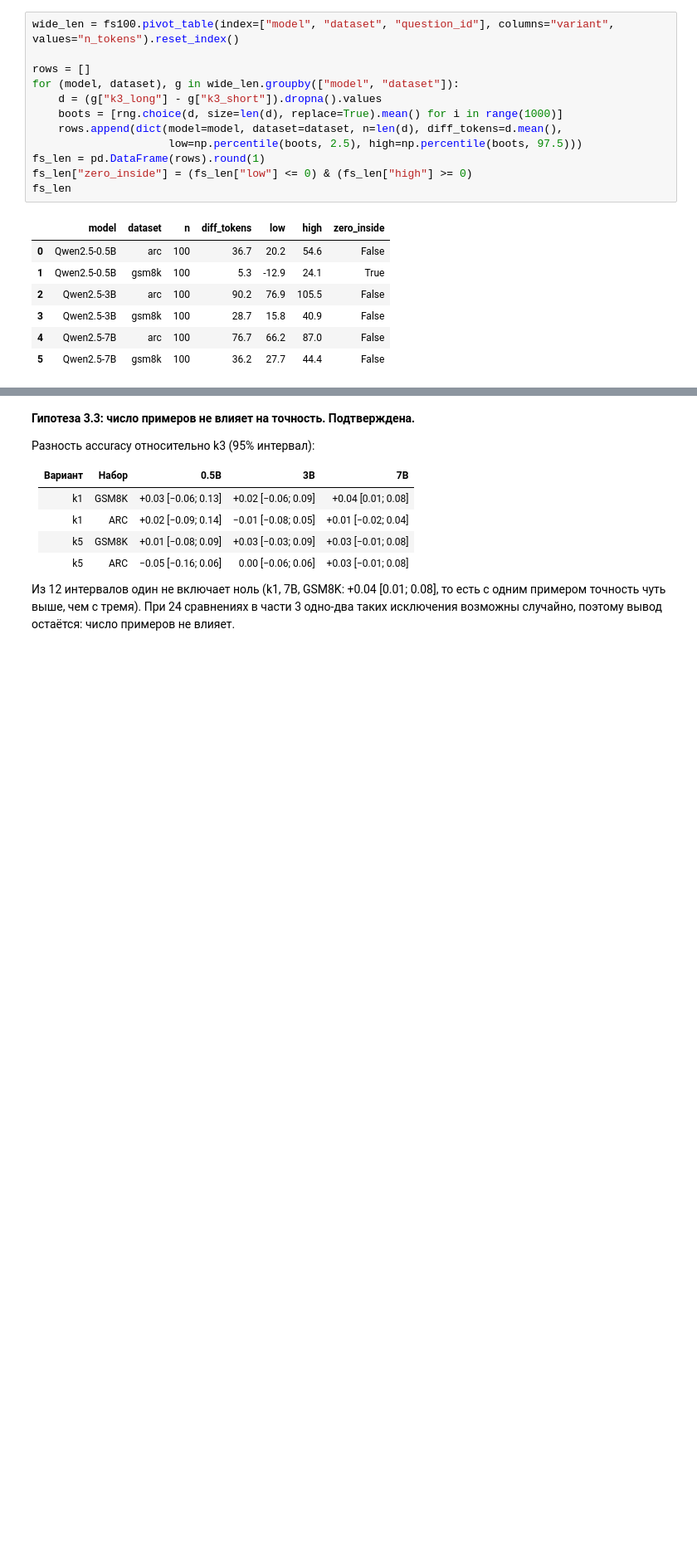
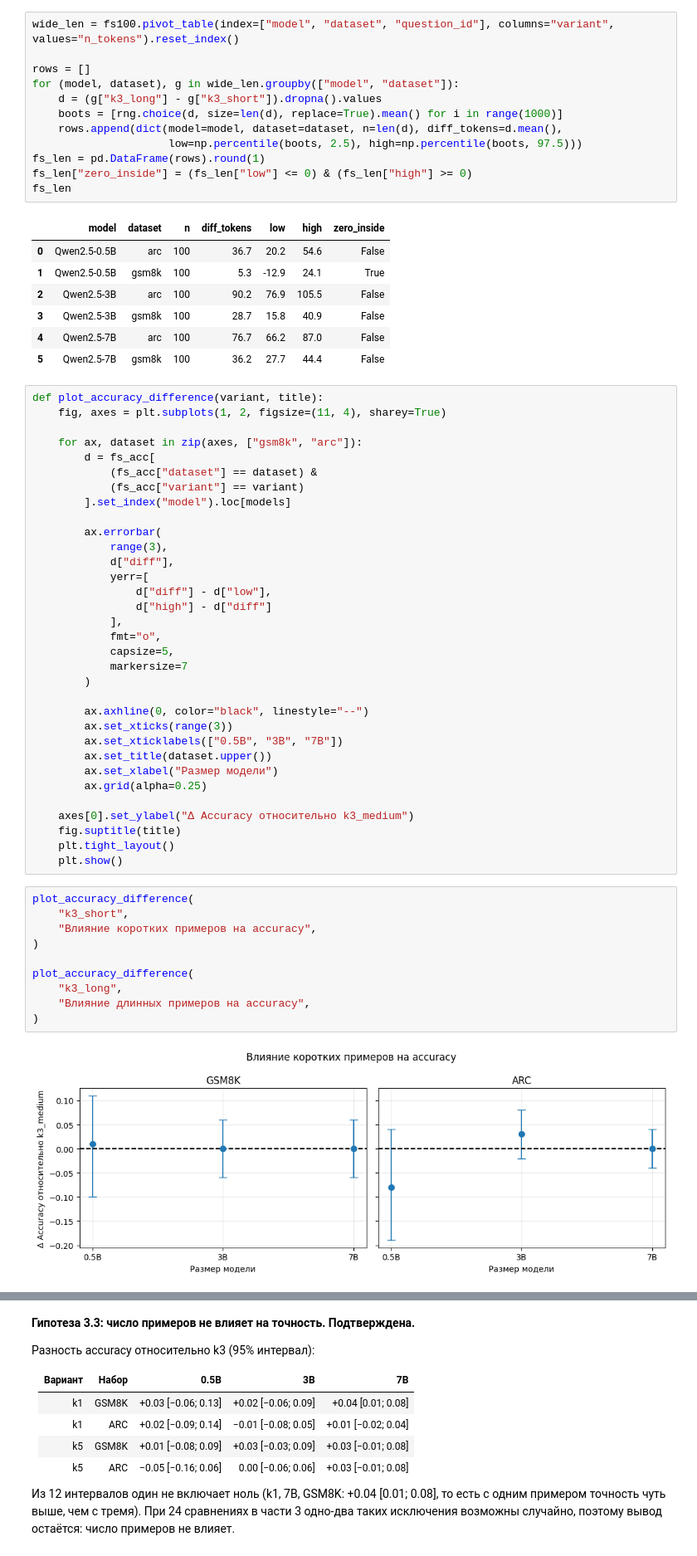
Before and after one commit to hochudomoy/Chain-of-thought, a Jupyter notebook: notebooks/analysis.ipynb, the cells around one changed output, grey strips where cells are left out. Shown at 83% size. Cells and saved outputs as stored; diff of their text form; blank space fills up the shorter version.

Commit message:
Add graphics

```diff
--- a/notebooks/analysis.ipynb
+++ b/notebooks/analysis.ipynb
@@ -314,3 +314,48 @@ fs_len
 | 3 | Qwen2.5-3B | gsm8k | 100 | 28.7 | 15.8 | 40.9 | False |
 | 4 | Qwen2.5-7B | arc | 100 | 76.7 | 66.2 | 87.0 | False |
 | 5 | Qwen2.5-7B | gsm8k | 100 | 36.2 | 27.7 | 44.4 | False |
+# %%
+def plot_accuracy_difference(variant, title):
+    fig, axes = plt.subplots(1, 2, figsize=(11, 4), sharey=True)
+
+    for ax, dataset in zip(axes, ["gsm8k", "arc"]):
+        d = fs_acc[
+            (fs_acc["dataset"] == dataset) &
+            (fs_acc["variant"] == variant)
+        ].set_index("model").loc[models]
+
+        ax.errorbar(
+            range(3),
+            d["diff"],
+            yerr=[
+                d["diff"] - d["low"],
+                d["high"] - d["diff"]
+            ],
+            fmt="o",
+            capsize=5,
+            markersize=7
+        )
+
+        ax.axhline(0, color="black", linestyle="--")
+        ax.set_xticks(range(3))
+        ax.set_xticklabels(["0.5B", "3B", "7B"])
+        ax.set_title(dataset.upper())
+        ax.set_xlabel("Размер модели")
+        ax.grid(alpha=0.25)
+
+    axes[0].set_ylabel("Δ Accuracy относительно k3_medium")
+    fig.suptitle(title)
+    plt.tight_layout()
+    plt.show()
+# %%
+plot_accuracy_difference(
+    "k3_short",
+    "Влияние коротких примеров на accuracy",
+)
+
+plot_accuracy_difference(
+    "k3_long",
+    "Влияние длинных примеров на accuracy",
+)
+# %% [output]
+[figure, added]
```
Also changed, not shown: parts of 6 cells of this notebook, 1 other file.
